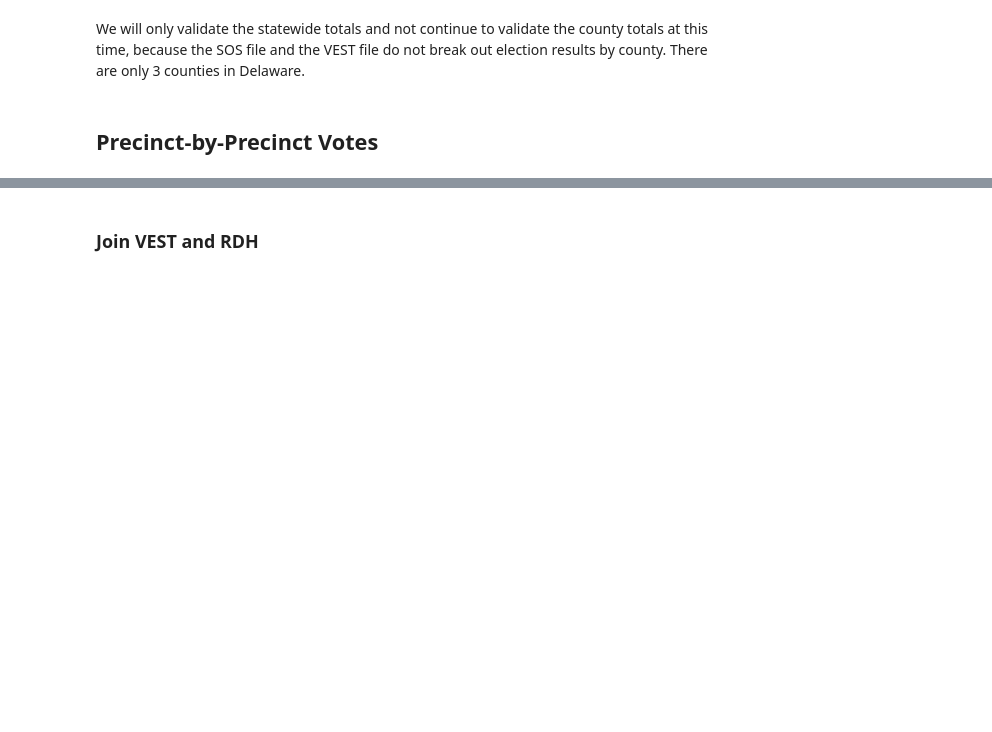
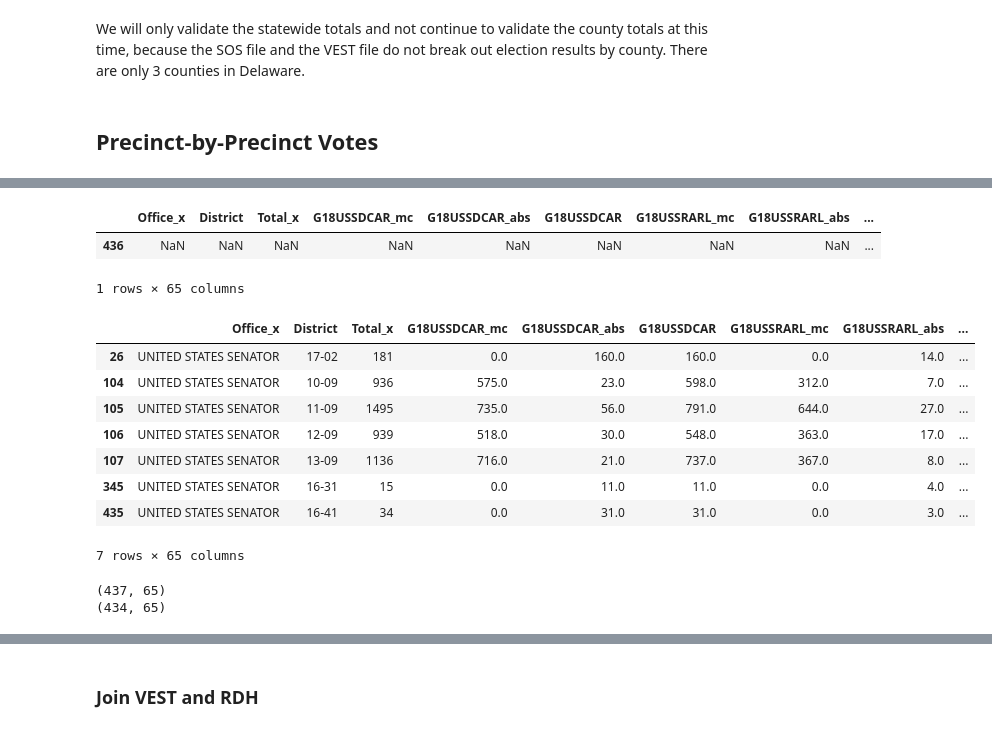
Before and after one commit to nonpartisan-redistricting-datahub/pdv-de, a Jupyter notebook: vest-de-2018/vest-de-2018-validation.ipynb, the cells around one changed output, grey strips where cells are left out. Cells and saved outputs as stored; diff of their text form; code cells hidden in the pictures; blank space fills up the shorter version.

Commit message:
county vote allocation

```diff
--- a/vest-de-2018/vest-de-2018-validation.ipynb
+++ b/vest-de-2018/vest-de-2018-validation.ipynb
@@ -227,0 +232,2 @@ We will only validate the statewide totals and not continue to validate the coun
+# %%
+precinct_county = gp.read_file('./raw-from-source/Census/de_precincts_county_intersection/de_precincts_county_intersection.shp')
@@ -227,0 +254,3 @@ We will only validate the statewide totals and not continue to validate the coun
+# %%
+election_results_county = election_results.merge(precinct_county, left_on = 'District', right_on = 'EDRD_2012', how = 'outer', indicator = True)
+election_results_county.groupby('_merge').count()
@@ -227,0 +302,26 @@ We will only validate the statewide totals and not continue to validate the coun
+# %%
+display(election_results_county.loc[election_results_county["District"].isna()])
+display(election_results_county.loc[election_results_county["COUNTY"].isna()])
+
+# election_results_county.loc[election_results_county["COUNTY"].isna(),"COUNTY"]="New Castle County"
+# %% [output]
+|  | Office_x | District | Total_x | G18USSDCAR_mc | G18USSDCAR_abs | G18USSDCAR | G18USSRARL_mc | G18USSRARL_abs | ... |
+| 436 | NaN | NaN | NaN | NaN | NaN | NaN | NaN | NaN | ... |
+1 rows × 65 columns
+|  | Office_x | District | Total_x | G18USSDCAR_mc | G18USSDCAR_abs | G18USSDCAR | G18USSRARL_mc | G18USSRARL_abs | ... |
+| 26 | UNITED STATES SENATOR | 17-02 | 181 | 0.0 | 160.0 | 160.0 | 0.0 | 14.0 | ... |
+| 104 | UNITED STATES SENATOR | 10-09 | 936 | 575.0 | 23.0 | 598.0 | 312.0 | 7.0 | ... |
+| 105 | UNITED STATES SENATOR | 11-09 | 1495 | 735.0 | 56.0 | 791.0 | 644.0 | 27.0 | ... |
+| 106 | UNITED STATES SENATOR | 12-09 | 939 | 518.0 | 30.0 | 548.0 | 363.0 | 17.0 | ... |
+| 107 | UNITED STATES SENATOR | 13-09 | 1136 | 716.0 | 21.0 | 737.0 | 367.0 | 8.0 | ... |
+| 345 | UNITED STATES SENATOR | 16-31 | 15 | 0.0 | 11.0 | 11.0 | 0.0 | 4.0 | ... |
+| 435 | UNITED STATES SENATOR | 16-41 | 34 | 0.0 | 31.0 | 31.0 | 0.0 | 3.0 | ... |
+7 rows × 65 columns
+# %%
+print(election_results_county.shape)
+election_results_county = election_results_county[~election_results_county['District'].isin(['17-02','16-31','16-41'])]
+print(election_results_county.shape)
+election_results_county.reset_index(inplace=True,drop=False)
+# %% [output]
+(437, 65)
+(434, 65)
```
Also changed, not shown: parts of 13 cells of this notebook.
